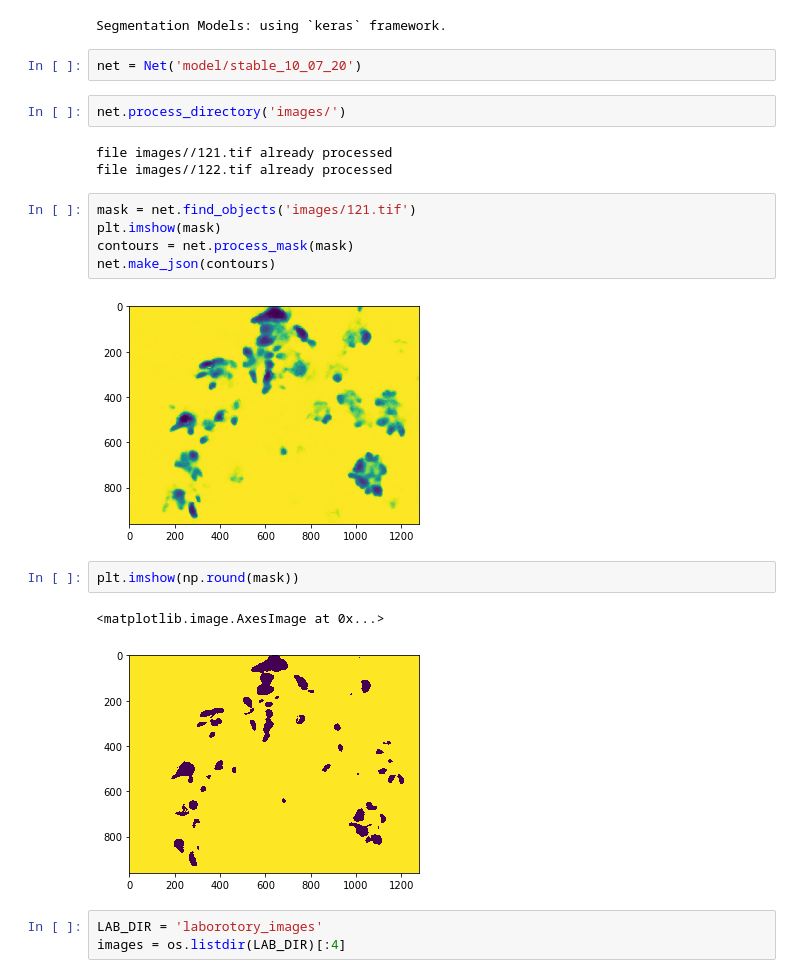
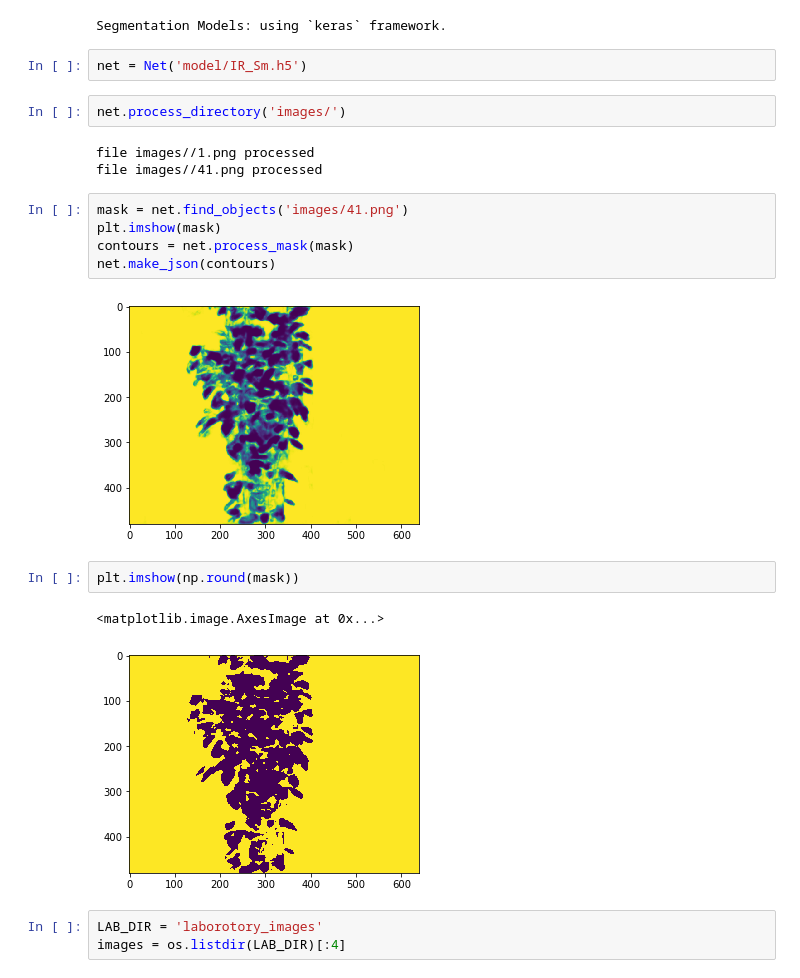
Before and after one commit to chey-to-mozg/preprocessing_for_labelme, a Jupyter notebook: main.ipynb, the cells around one changed output. Cells and saved outputs as stored; diff of their text form.

```diff
--- a/main.ipynb
+++ b/main.ipynb
@@ -11,24 +11,24 @@ from utils import *
 Using TensorFlow backend.
 Segmentation Models: using `keras` framework.
 # %%
-net = Net('model/stable_10_07_20')
+net = Net('model/IR_Sm.h5')
 # %%
 net.process_directory('images/')
 # %% [output]
-file images//121.tif already processed
-file images//122.tif already processed
+file images//1.png processed
+file images//41.png processed
 # %%
-mask = net.find_objects('images/121.tif')
+mask = net.find_objects('images/41.png')
 plt.imshow(mask)
 contours = net.process_mask(mask)
 net.make_json(contours)
 # %% [output]
-[figure, old version]
+[figure, new version]
 # %%
 plt.imshow(np.round(mask))
 # %% [output]
 <matplotlib.image.AxesImage at 0x...>
-[figure, old version]
+[figure, new version]
 # %%
 LAB_DIR = 'laborotory_images'
 images = os.listdir(LAB_DIR)[:4]
```
Also changed, not shown: parts of 10 cells of this notebook, 12 other files.
